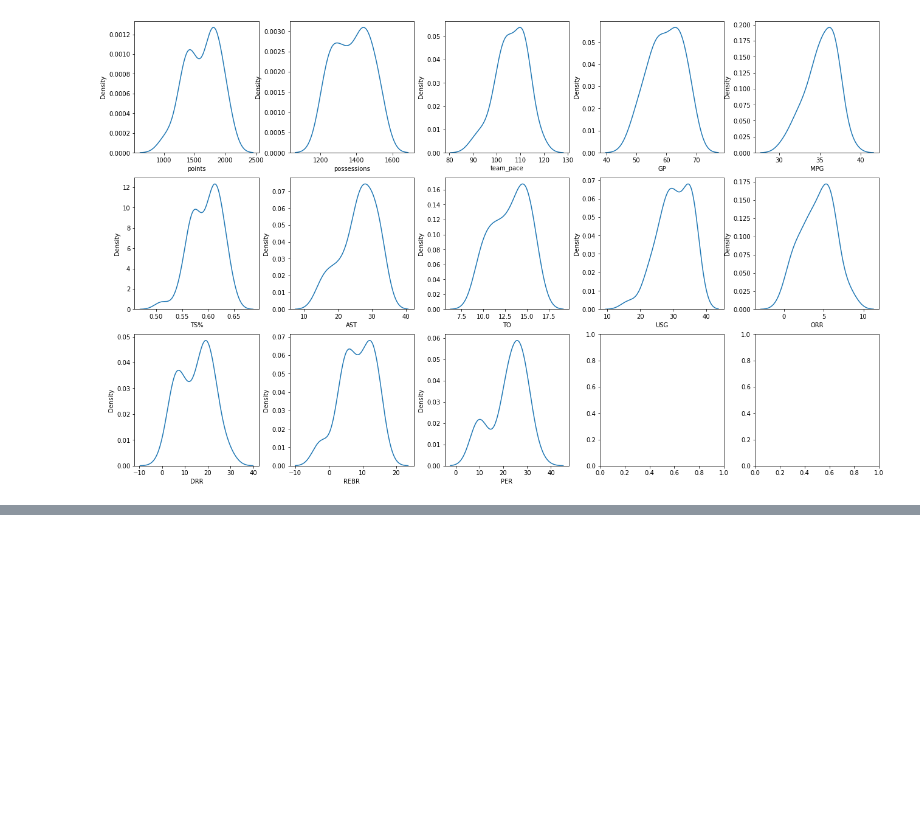
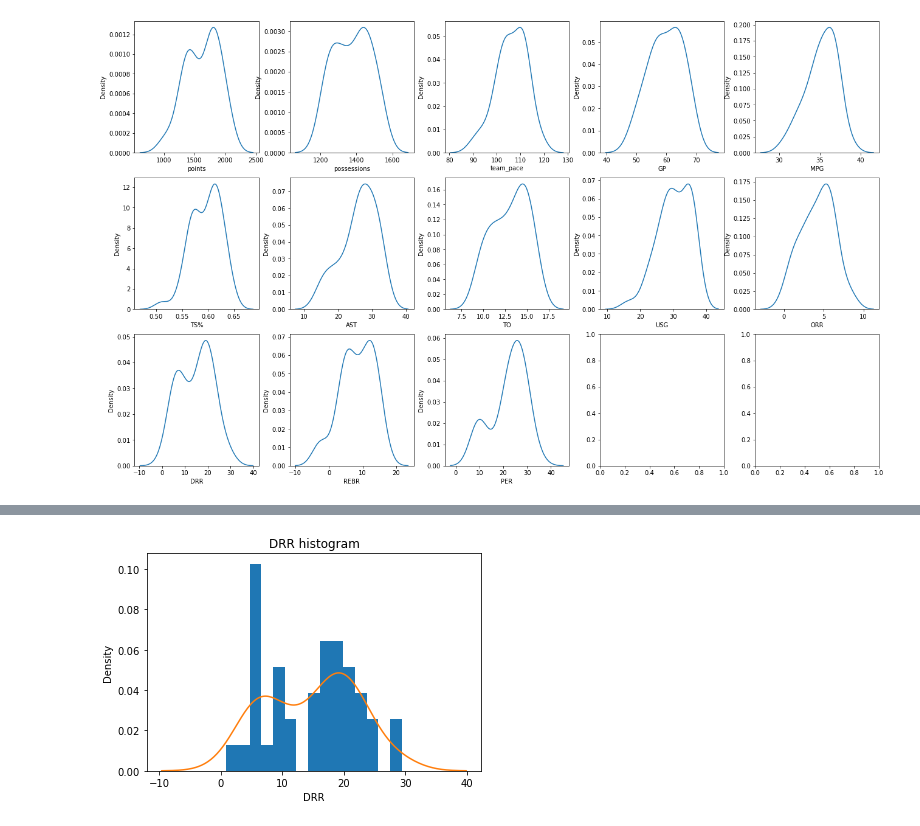
Before and after one commit to yveso/space-jam-anl, a Jupyter notebook: space-jam-anl.ipynb, the cells around one changed output, grey strips where cells are left out. Drawn from its saved outputs; the diff is of its cells as text; code cells hidden in the pictures; blank space fills up the shorter version.

```diff
--- a/space-jam-anl.ipynb
+++ b/space-jam-anl.ipynb
@@ -271,0 +300,6 @@ for i in range(len(cols)):
+# %%
+plt.hist(player_df['DRR'], density=True, bins=15)
+plt.title('DRR histogram')
+sns.kdeplot(player_df['DRR']);
+# %% [output]
+[figure, added]
```
Also changed, not shown: parts of 7 cells of this notebook.
